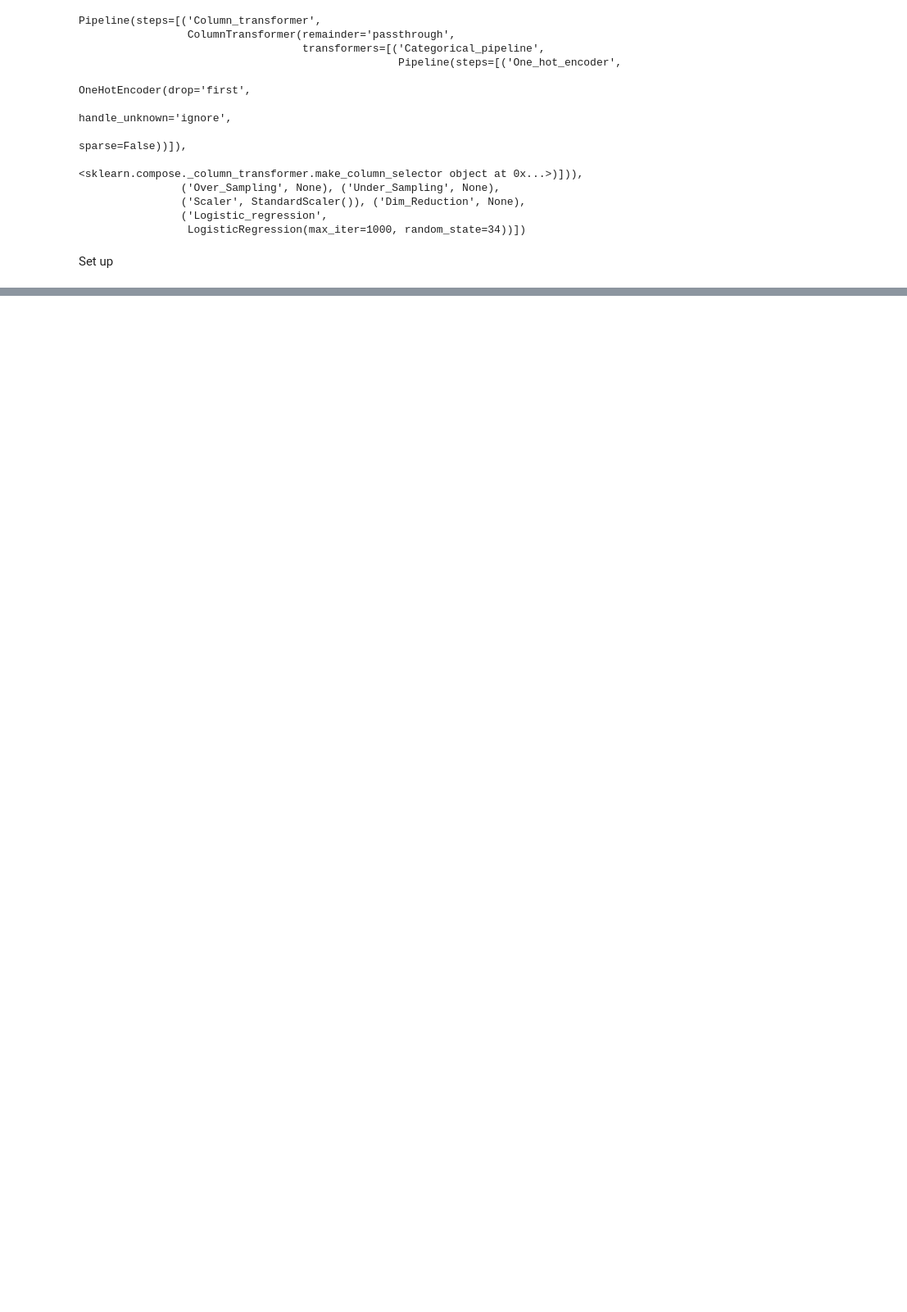
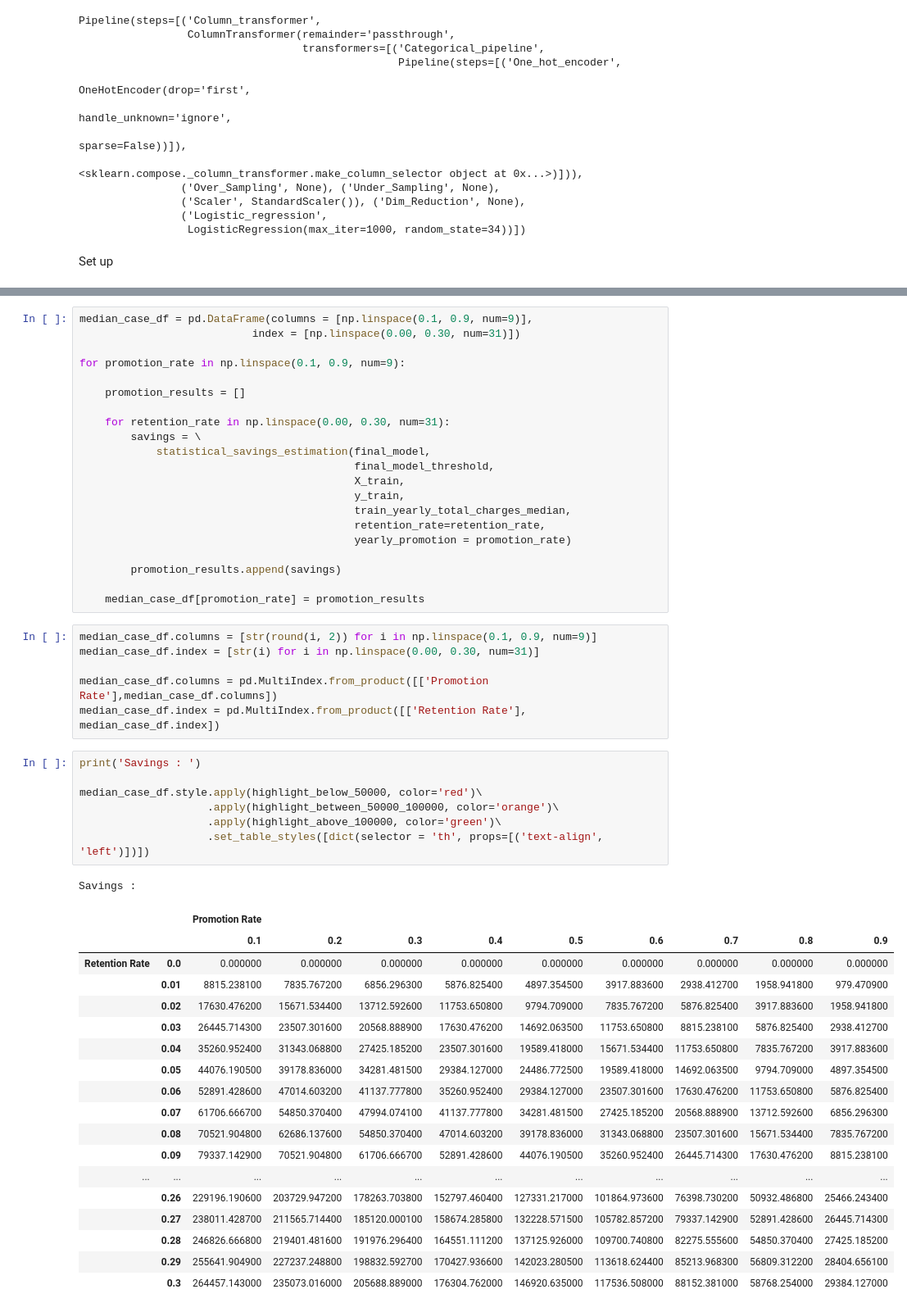
Before and after one commit to RKL13/BS_Telecom_Customer_Churn, a Jupyter notebook: Modeling.ipynb, the cells around one changed output, grey strips where cells are left out. Shown: that part at 82% size. Drawn from its saved outputs; the diff is of its cells as text; blank space fills up the shorter version.

```diff
--- a/Modeling.ipynb
+++ b/Modeling.ipynb
@@ -479,0 +544,54 @@ Computation
+# %%
+median_case_df = pd.DataFrame(columns = [np.linspace(0.1, 0.9, num=9)],
+                           index = [np.linspace(0.00, 0.30, num=31)])
+
+for promotion_rate in np.linspace(0.1, 0.9, num=9):
+
+    promotion_results = []
+
+    for retention_rate in np.linspace(0.00, 0.30, num=31):
+        savings = \
+            statistical_savings_estimation(final_model,
+                                           final_model_threshold,
+                                           X_train,
+                                           y_train,
+                                           train_yearly_total_charges_median,
+                                           retention_rate=retention_rate,
+                                           yearly_promotion = promotion_rate)
+
+        promotion_results.append(savings)
+
+    median_case_df[promotion_rate] = promotion_results
+# %%
+median_case_df.columns = [str(round(i, 2)) for i in np.linspace(0.1, 0.9, num=9)]
+median_case_df.index = [str(i) for i in np.linspace(0.00, 0.30, num=31)]
+
+median_case_df.columns = pd.MultiIndex.from_product([['Promotion Rate'],median_case_df.columns])
+median_case_df.index = pd.MultiIndex.from_product([['Retention Rate'], median_case_df.index])
+# %%
+print('Savings : ')
+
+median_case_df.style.apply(highlight_below_50000, color='red')\
+                    .apply(highlight_between_50000_100000, color='orange')\
+                    .apply(highlight_above_100000, color='green')\
+                    .set_table_styles([dict(selector = 'th', props=[('text-align', 'left')])])
+# %% [output]
+Savings :
+|  |  | Promotion Rate |  |  |  |  |  |  |  |  |
+|  |  | 0.1 | 0.2 | 0.3 | 0.4 | 0.5 | 0.6 | 0.7 | 0.8 | 0.9 |
+| Retention Rate | 0.0 | 0.000000 | 0.000000 | 0.000000 | 0.000000 | 0.000000 | 0.000000 | 0.000000 | 0.000000 | 0.000000 |
+|  | 0.01 | 8815.238100 | 7835.767200 | 6856.296300 | 5876.825400 | 4897.354500 | 3917.883600 | 2938.412700 | 1958.941800 | 979.470900 |
+|  | 0.02 | 17630.476200 | 15671.534400 | 13712.592600 | 11753.650800 | 9794.709000 | 7835.767200 | 5876.825400 | 3917.883600 | 1958.941800 |
+|  | 0.03 | 26445.714300 | 23507.301600 | 20568.888900 | 17630.476200 | 14692.063500 | 11753.650800 | 8815.238100 | 5876.825400 | 2938.412700 |
+|  | 0.04 | 35260.952400 | 31343.068800 | 27425.185200 | 23507.301600 | 19589.418000 | 15671.534400 | 11753.650800 | 7835.767200 | 3917.883600 |
+|  | 0.05 | 44076.190500 | 39178.836000 | 34281.481500 | 29384.127000 | 24486.772500 | 19589.418000 | 14692.063500 | 9794.709000 | 4897.354500 |
+|  | 0.06 | 52891.428600 | 47014.603200 | 41137.777800 | 35260.952400 | 29384.127000 | 23507.301600 | 17630.476200 | 11753.650800 | 5876.825400 |
+|  | 0.07 | 61706.666700 | 54850.370400 | 47994.074100 | 41137.777800 | 34281.481500 | 27425.185200 | 20568.888900 | 13712.592600 | 6856.296300 |
+|  | 0.08 | 70521.904800 | 62686.137600 | 54850.370400 | 47014.603200 | 39178.836000 | 31343.068800 | 23507.301600 | 15671.534400 | 7835.767200 |
+|  | 0.09 | 79337.142900 | 70521.904800 | 61706.666700 | 52891.428600 | 44076.190500 | 35260.952400 | 26445.714300 | 17630.476200 | 8815.238100 |
+| ... | ... | ... | ... | ... | ... | ... | ... | ... | ... | ... |
+|  | 0.26 | 229196.190600 | 203729.947200 | 178263.703800 | 152797.460400 | 127331.217000 | 101864.973600 | 76398.730200 | 50932.486800 | 25466.243400 |
+|  | 0.27 | 238011.428700 | 211565.714400 | 185120.000100 | 158674.285800 | 132228.571500 | 105782.857200 | 79337.142900 | 52891.428600 | 26445.714300 |
+|  | 0.28 | 246826.666800 | 219401.481600 | 191976.296400 | 164551.111200 | 137125.926000 | 109700.740800 | 82275.555600 | 54850.370400 | 27425.185200 |
+|  | 0.29 | 255641.904900 | 227237.248800 | 198832.592700 | 170427.936600 | 142023.280500 | 113618.624400 | 85213.968300 | 56809.312200 | 28404.656100 |
+|  | 0.3 | 264457.143000 | 235073.016000 | 205688.889000 | 176304.762000 | 146920.635000 | 117536.508000 | 88152.381000 | 58768.254000 | 29384.127000 |
```
Also changed, not shown: parts of 27 cells of this notebook.
